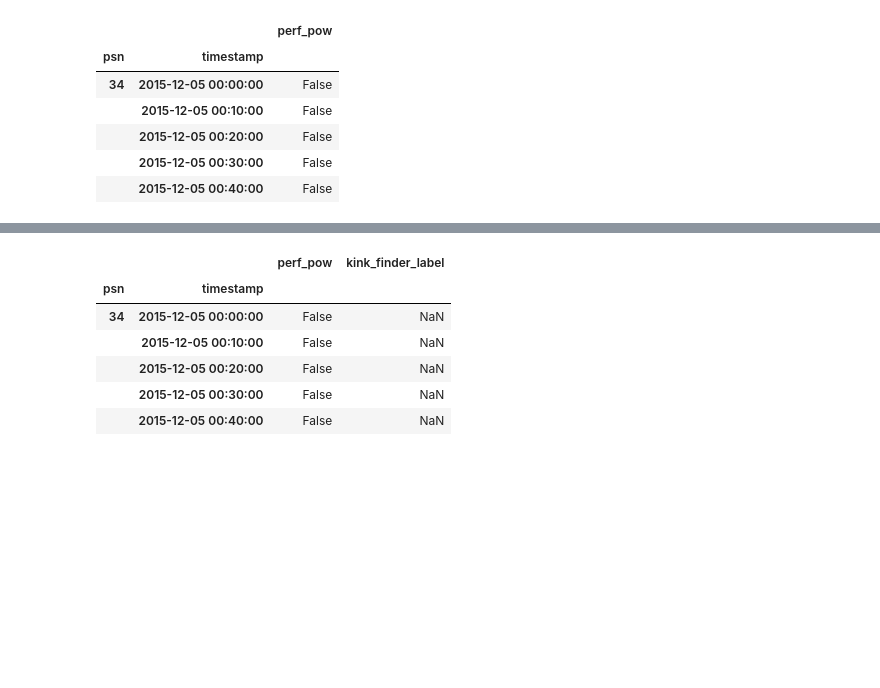
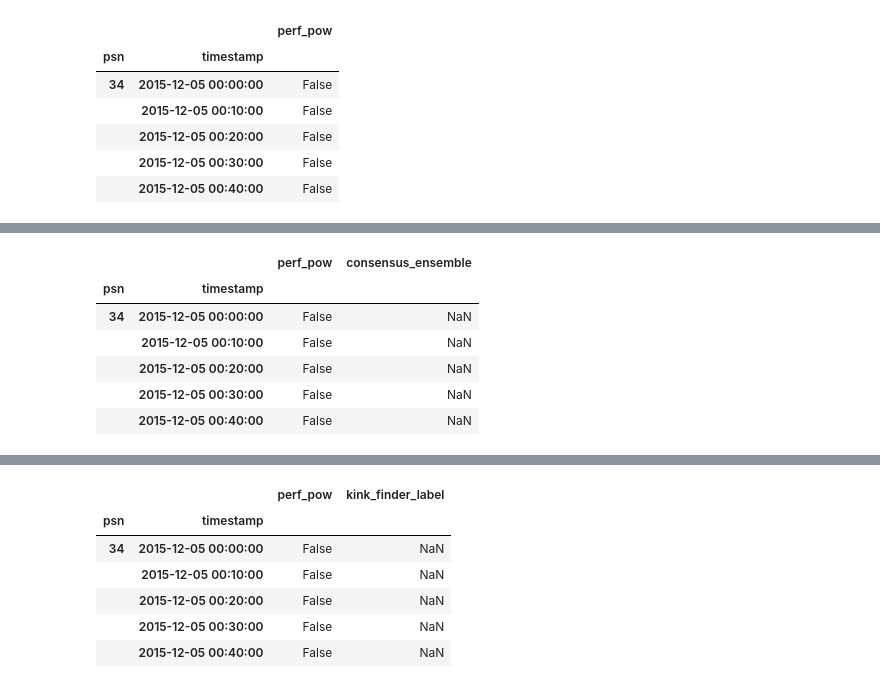
Before and after one commit to j-goldsmith/TurbineTimeSeries.EDA, a Jupyter notebook: eda/model2_stepsize_validation.ipynb, the cells around one changed output, grey strips where cells are left out. Drawn from its saved outputs; the diff is of its cells as text; code cells hidden in the pictures; blank space fills up the shorter version.

Commit message:
model validation

```diff
--- a/eda/model2_stepsize_validation.ipynb
+++ b/eda/model2_stepsize_validation.ipynb
@@ -189,3 +189,6 @@ kinks.head()
 # %%
 #jareds power
 pow_df = pd.read_csv('model2_powerstepsize.csv')
+# %%
+ens_df = pd.read_csv('model2_ensemble.csv')
+ens_df.head()
@@ -200,3 +215,6 @@ pow_df.head()
 |  | 2015-12-05 00:20:00 | False |
 |  | 2015-12-05 00:30:00 | False |
 |  | 2015-12-05 00:40:00 | False |
+# %%
+ens_df.set_index(['psn', 'timestamp'], inplace=True)
+ens_df.head()
@@ -202,0 +229,12 @@ pow_df.head()
+# %%
+ens_val = pow_df.join(ens_df, how='left')
+# %%
+ens_val.head()
+# %% [output]
+|  |  | perf_pow | consensus_ensemble |
+| psn | timestamp |  |  |
+| 34 | 2015-12-05 00:00:00 | False | NaN |
+|  | 2015-12-05 00:10:00 | False | NaN |
+|  | 2015-12-05 00:20:00 | False | NaN |
+|  | 2015-12-05 00:30:00 | False | NaN |
+|  | 2015-12-05 00:40:00 | False | NaN |
```
Also changed, not shown: parts of 5 cells of this notebook.
